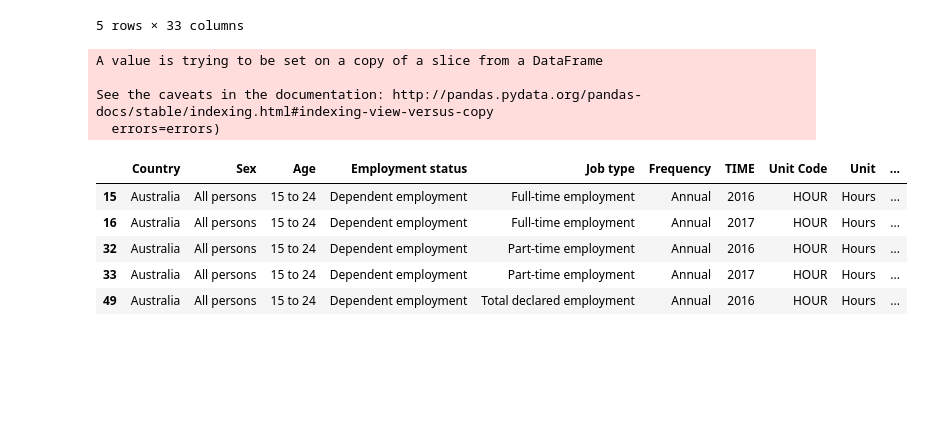
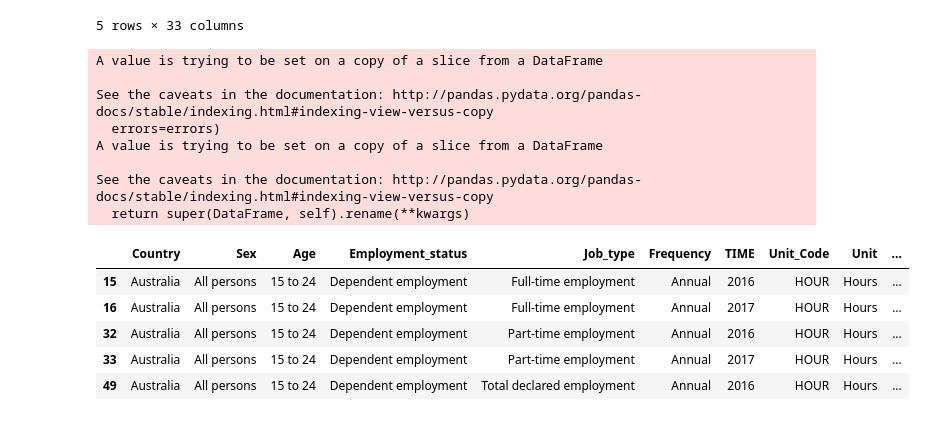
Before and after one commit to xliu510/Happiness, a Jupyter notebook: Import-export-clean-data.ipynb, the cells around one changed output. Drawn from its saved outputs; the diff is of its cells as text; code cells hidden in the pictures; blank space fills up the shorter version.

```diff
--- a/Import-export-clean-data.ipynb
+++ b/Import-export-clean-data.ipynb
@@ -94,16 +99,21 @@ World_Happiness_Life_Expectancy_df_dropyear.head()
 # %%
 #Import csv data Average_usual_weekly_hours_worked_on_the_main_job.csv
 weekly_hours_avg_worked_job_csv = os.path.join("data/Average_usual_weekly_hours_worked_on_the_main_job.csv")
 weekly_hours_avg_worked_job_df = pd.read_csv(weekly_hours_avg_worked_job_csv)
 weekly_hours_avg_worked_job_df_2015_2016_2017_df = weekly_hours_avg_worked_job_df.loc[weekly_hours_avg_worked_job_df['Time'] > 2015]
 weekly_hours_avg_worked_job_df_2015_2016_2017_df.drop(['COUNTRY', 'SEX', 'AGE', 'EMPSTAT', 'JOBTYPE', 'FREQUENCY','Time'], axis=1, inplace=True)
+weekly_hours_avg_worked_job_df_2015_2016_2017_df.rename(columns={'Employment status':'Employment_status','Job type':'Job_type','Unit Code':'Unit_Code','PowerCode Code':'PowerCode_Code','Reference Period Code':'Reference_Period_Code','Reference Period':'Reference_Period','Flag Codes':'Flag_Codes'}, inplace=True)
 weekly_hours_avg_worked_job_df_2015_2016_2017_df.head()
 # %% [output]
 A value is trying to be set on a copy of a slice from a DataFrame
 
 See the caveats in the documentation: http://pandas.pydata.org/pandas-docs/stable/indexing.html#indexing-view-versus-copy
   errors=errors)
+A value is trying to be set on a copy of a slice from a DataFrame
+
+See the caveats in the documentation: http://pandas.pydata.org/pandas-docs/stable/indexing.html#indexing-view-versus-copy
+  return super(DataFrame, self).rename(**kwargs)
-|  | Country | Sex | Age | Employment status | Job type | Frequency | TIME | Unit Code | Unit | ... |
+|  | Country | Sex | Age | Employment_status | Job_type | Frequency | TIME | Unit_Code | Unit | ... |
 | 15 | Australia | All persons | 15 to 24 | Dependent employment | Full-time employment | Annual | 2016 | HOUR | Hours | ... |
 | 16 | Australia | All persons | 15 to 24 | Dependent employment | Full-time employment | Annual | 2017 | HOUR | Hours | ... |
 | 32 | Australia | All persons | 15 to 24 | Dependent employment | Part-time employment | Annual | 2016 | HOUR | Hours | ... |
```
Also changed, not shown: parts of 16 cells of this notebook, 1 other file.
